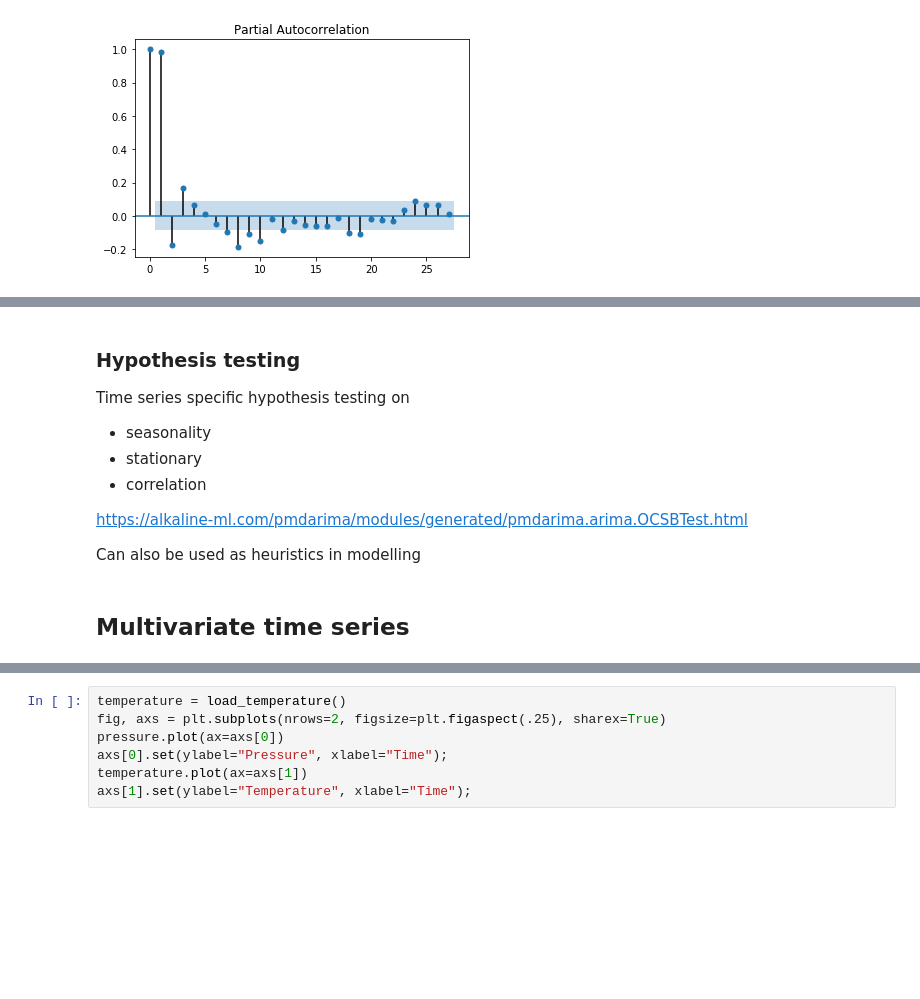
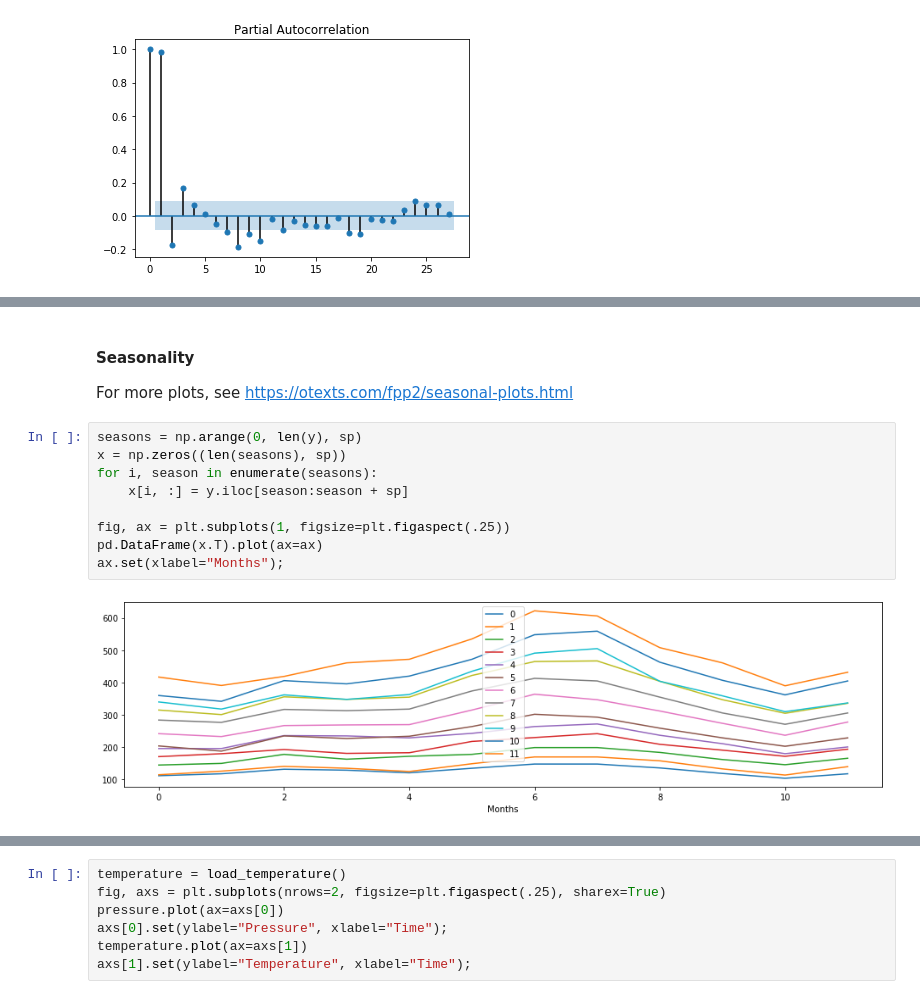
Before and after one commit to mloning/intro-to-ml-with-time-series-DSSGx-2020, a Jupyter notebook: notebooks/02_exploratory_data_analysis.ipynb, the cells around one changed output, grey strips where cells are left out. Drawn from its saved outputs; the diff is of its cells as text; blank space fills up the shorter version.

```diff
--- a/notebooks/02_exploratory_data_analysis.ipynb
+++ b/notebooks/02_exploratory_data_analysis.ipynb
@@ -209,13 +212,15 @@ plt.legend();
-# %% [markdown]
-### Hypothesis testing
-
-Time series specific hypothesis testing on
-* seasonality
-* stationary
-* correlation
-
-https://alkaline-ml.com/pmdarima/modules/generated/pmdarima.arima.OCSBTest.html
-
-Can also be used as heuristics in modelling
-# %% [markdown]
-## Multivariate time series
+# %% [markdown]
+#### Seasonality
+
+For more plots, see https://otexts.com/fpp2/seasonal-plots.html
+# %%
+seasons = np.arange(0, len(y), sp)
+x = np.zeros((len(seasons), sp))
+for i, season in enumerate(seasons):
+    x[i, :] = y.iloc[season:season + sp]
+
+fig, ax = plt.subplots(1, figsize=plt.figaspect(.25))
+pd.DataFrame(x.T).plot(ax=ax)
+ax.set(xlabel="Months");
+# %% [output]
+[figure, added]
```
Also changed, not shown: parts of 23 cells of this notebook, 6 other files.
